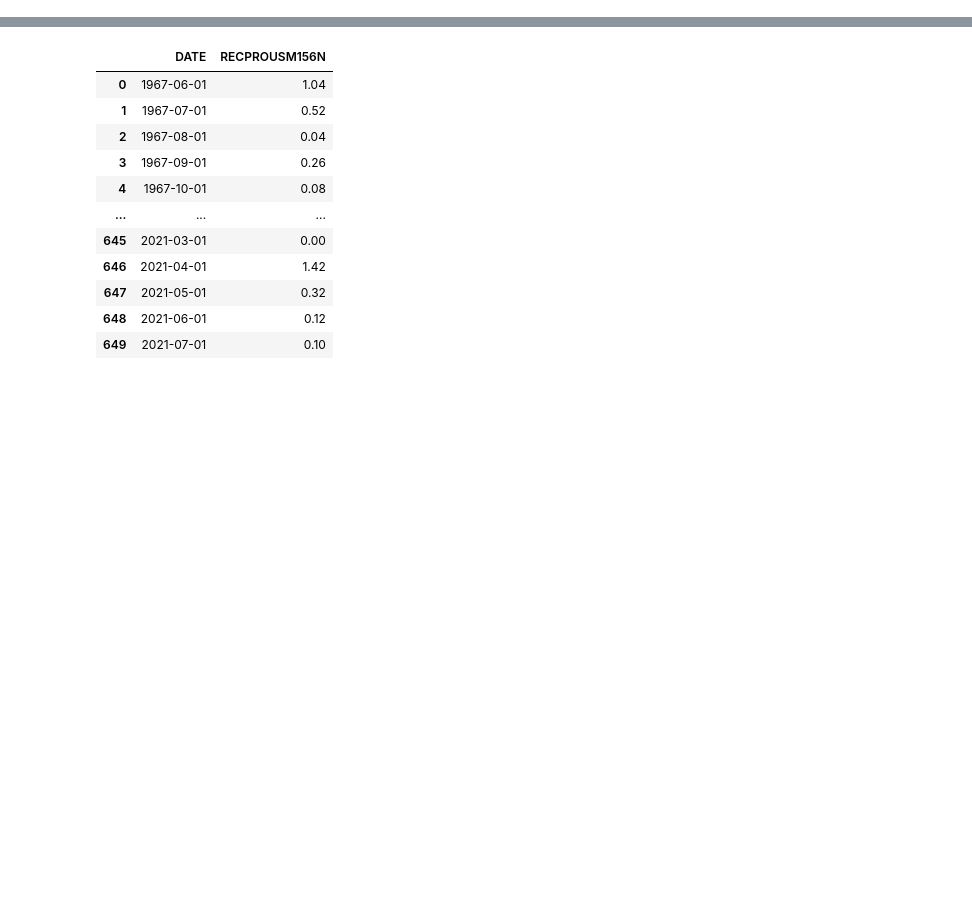
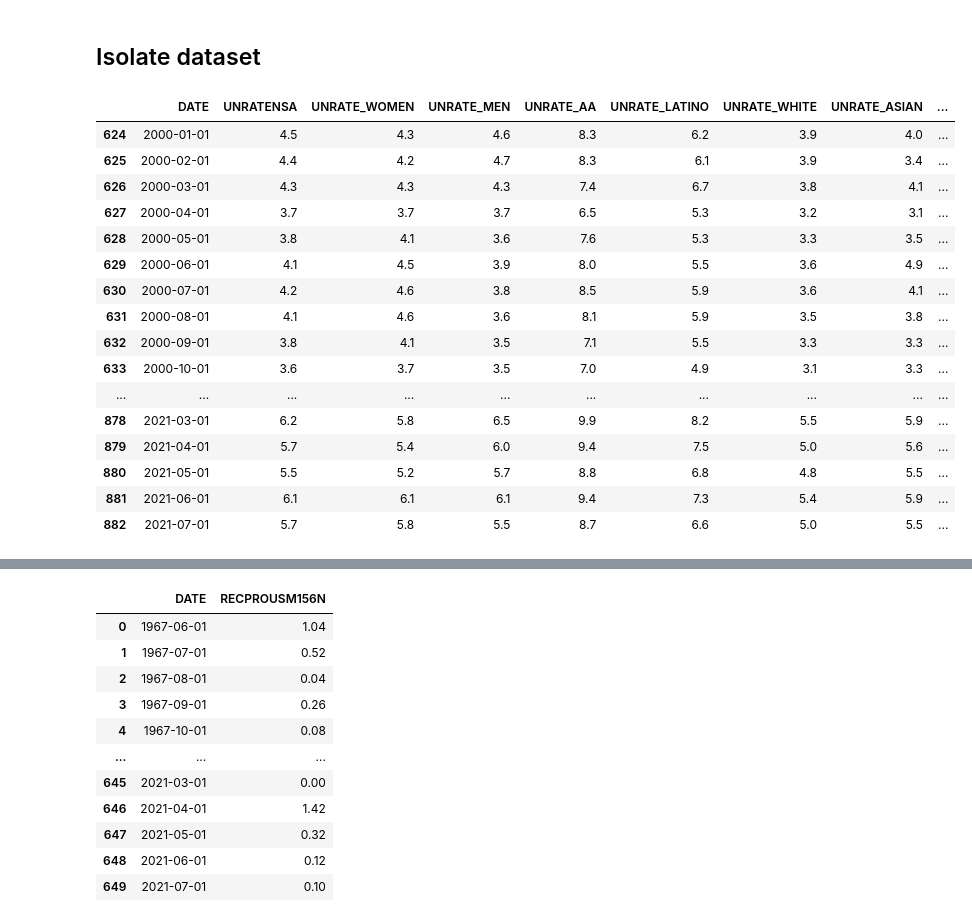
Before and after one commit to sthepauthasselback/SuRe-Thing, a Jupyter notebook: UNEMPLOYMENT_REGRESSION.ipynb, the cells around one changed output, grey strips where cells are left out. Drawn from its saved outputs; the diff is of its cells as text; code cells hidden in the pictures; blank space fills up the shorter version.

```diff
--- a/UNEMPLOYMENT_REGRESSION.ipynb
+++ b/UNEMPLOYMENT_REGRESSION.ipynb
@@ -1,3 +3,6 @@
 # %%
 import pandas as pd
 import numpy as np
+pd.set_option('display.max_rows', 900)
+pd.set_option('display.max_columns', None)
+import seaborn as sns
@@ -3,0 +11,3 @@ import numpy as np
+# %%
+unrate_all = pd.read_csv("UNRATE_NSA.csv")
+unrate_all
@@ -3,0 +83,22 @@ import numpy as np
+# %% [markdown]
+## Isolate dataset
+# %%
+unrate_all.iloc[624:,:] #Rows 624 and above, All columns
+# %% [output]
+|  | DATE | UNRATENSA | UNRATE_WOMEN | UNRATE_MEN | UNRATE_AA | UNRATE_LATINO | UNRATE_WHITE | UNRATE_ASIAN | ... |
+| 624 | 2000-01-01 | 4.5 | 4.3 | 4.6 | 8.3 | 6.2 | 3.9 | 4.0 | ... |
+| 625 | 2000-02-01 | 4.4 | 4.2 | 4.7 | 8.3 | 6.1 | 3.9 | 3.4 | ... |
+| 626 | 2000-03-01 | 4.3 | 4.3 | 4.3 | 7.4 | 6.7 | 3.8 | 4.1 | ... |
+| 627 | 2000-04-01 | 3.7 | 3.7 | 3.7 | 6.5 | 5.3 | 3.2 | 3.1 | ... |
+| 628 | 2000-05-01 | 3.8 | 4.1 | 3.6 | 7.6 | 5.3 | 3.3 | 3.5 | ... |
+| 629 | 2000-06-01 | 4.1 | 4.5 | 3.9 | 8.0 | 5.5 | 3.6 | 4.9 | ... |
+| 630 | 2000-07-01 | 4.2 | 4.6 | 3.8 | 8.5 | 5.9 | 3.6 | 4.1 | ... |
+| 631 | 2000-08-01 | 4.1 | 4.6 | 3.6 | 8.1 | 5.9 | 3.5 | 3.8 | ... |
+| 632 | 2000-09-01 | 3.8 | 4.1 | 3.5 | 7.1 | 5.5 | 3.3 | 3.3 | ... |
+| 633 | 2000-10-01 | 3.6 | 3.7 | 3.5 | 7.0 | 4.9 | 3.1 | 3.3 | ... |
+| ... | ... | ... | ... | ... | ... | ... | ... | ... | ... |
+| 878 | 2021-03-01 | 6.2 | 5.8 | 6.5 | 9.9 | 8.2 | 5.5 | 5.9 | ... |
+| 879 | 2021-04-01 | 5.7 | 5.4 | 6.0 | 9.4 | 7.5 | 5.0 | 5.6 | ... |
+| 880 | 2021-05-01 | 5.5 | 5.2 | 5.7 | 8.8 | 6.8 | 4.8 | 5.5 | ... |
+| 881 | 2021-06-01 | 6.1 | 6.1 | 6.1 | 9.4 | 7.3 | 5.4 | 5.9 | ... |
+| 882 | 2021-07-01 | 5.7 | 5.8 | 5.5 | 8.7 | 6.6 | 5.0 | 5.5 | ... |
```
Also changed, not shown: parts of 22 cells of this notebook, 31 other files.
